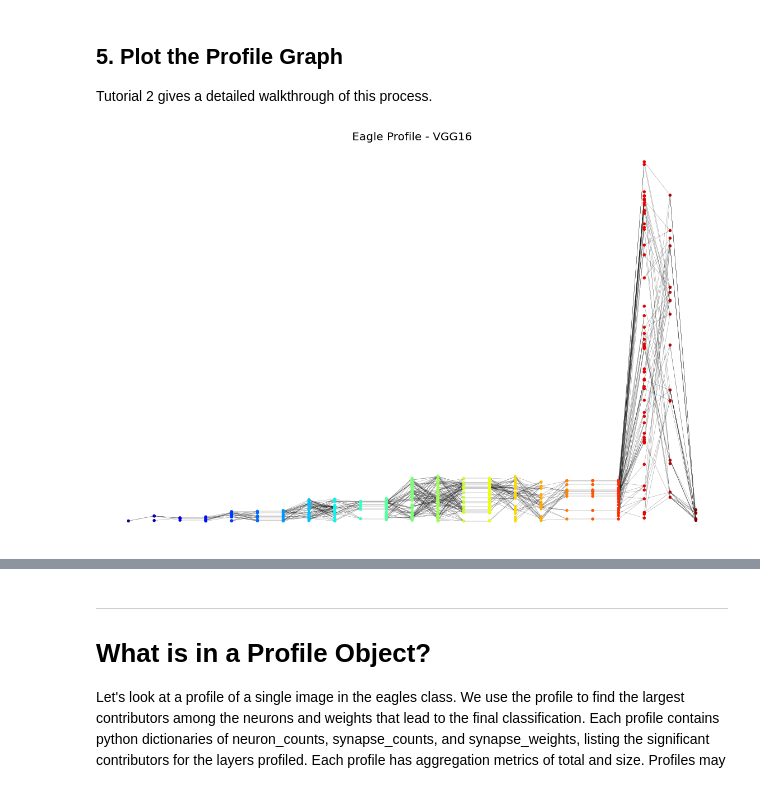
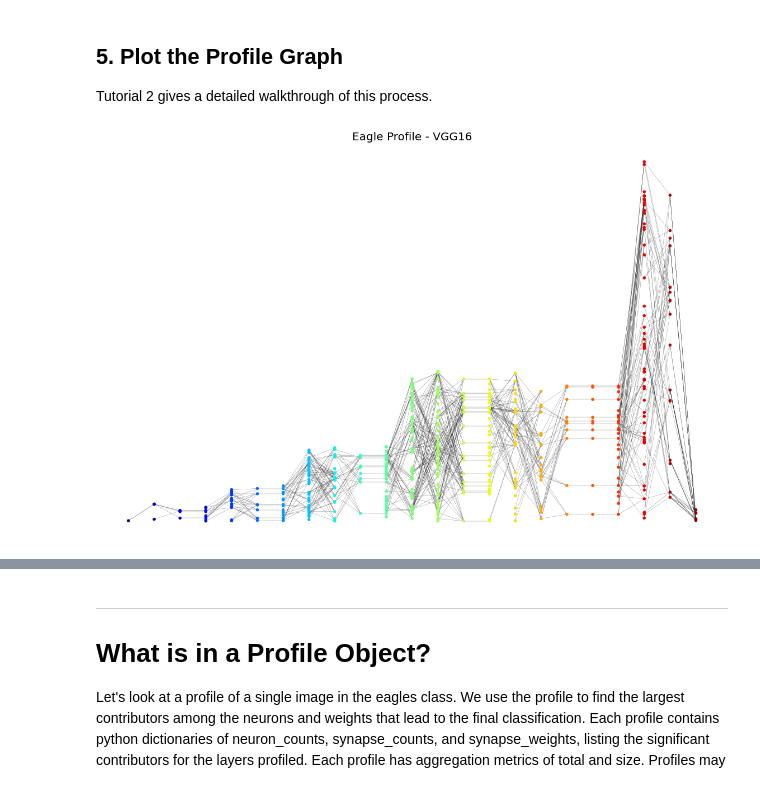
Before and after one commit to pnnl/DeepDataProfiler, a Jupyter notebook: tutorials/Tutorial 1 - DDP-Tutorial.ipynb, the cells around one changed output, grey strips where cells are left out. Cells and saved outputs as stored; diff of their text form; code cells hidden in the pictures.

```diff
--- a/tutorials/Tutorial 1 - DDP-Tutorial.ipynb
+++ b/tutorials/Tutorial 1 - DDP-Tutorial.ipynb
@@ -182,12 +183,15 @@ G = ddp.graph_from_tuples(T)
 # %%
 fig, ax = plt.subplots(figsize=(20,13))
 ax.axis('off')
-# position nodes by layer and index
-position = {node:(node[0],node[1]) for node in G.nodes}
+# position nodes by layer and index (with VGG16 FC layer positions scaled by 0.3)
+position = {node:(node[0],node[1]) if node[0] < 20 else (node[0],0.3*node[1])
+            for node in G.nodes}
+## Uncomment to plot without scaling
+# position = {node:(node[0],node[1]) for node in G.nodes}
 ax.set_title('Eagle Profile - VGG16', fontsize=20)
 nx.draw(G,ax=ax,node_size=20,width=0.2, node_color=[v[0] for v in G.nodes], cmap='jet', pos=position, arrows=False)
 # %% [output]
-[figure, old version]
+[figure, new version]
 # %% [markdown]
 ---
 # What is a neuron?
```
Also changed, not shown: parts of 3 cells of this notebook, 3 other files.
